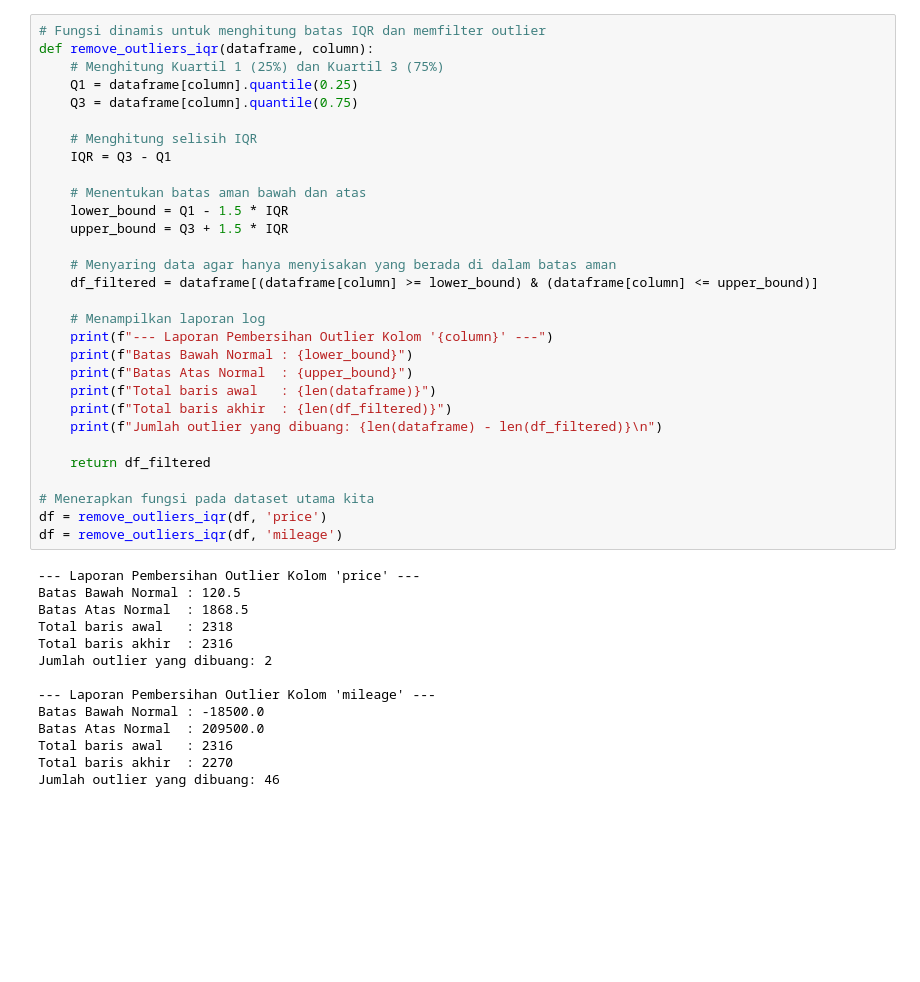
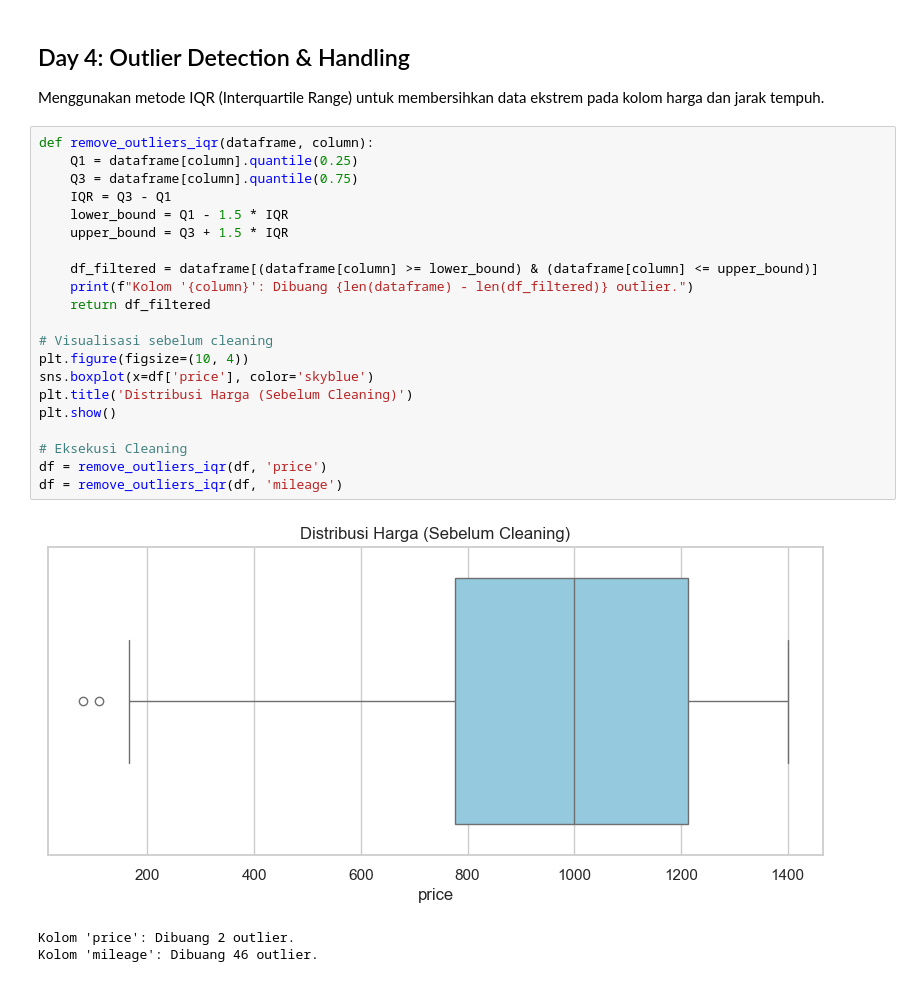
Before and after one commit to zippynx/ml-journey, a Jupyter notebook: 01-Data-Preprocessing/eksplorasi_mobil.ipynb, the cells around one changed output. Saved outputs shown, nothing was run; the diff lists cells and outputs as text; blank space fills up the shorter version.

Commit message:
refactor(01): organize notebook structure with markdown headers and clean code

```diff
--- a/01-Data-Preprocessing/eksplorasi_mobil.ipynb
+++ b/01-Data-Preprocessing/eksplorasi_mobil.ipynb
@@ -136,44 +74,28 @@ plt.show()
+# %% [markdown]
+## Day 4: Outlier Detection & Handling
+Menggunakan metode IQR (Interquartile Range) untuk membersihkan data ekstrem pada kolom harga dan jarak tempuh.
 # %%
-# Fungsi dinamis untuk menghitung batas IQR dan memfilter outlier
 def remove_outliers_iqr(dataframe, column):
-    # Menghitung Kuartil 1 (25%) dan Kuartil 3 (75%)
     Q1 = dataframe[column].quantile(0.25)
     Q3 = dataframe[column].quantile(0.75)
-
-    # Menghitung selisih IQR
     IQR = Q3 - Q1
-
-    # Menentukan batas aman bawah dan atas
     lower_bound = Q1 - 1.5 * IQR
     upper_bound = Q3 + 1.5 * IQR
 
-    # Menyaring data agar hanya menyisakan yang berada di dalam batas aman
     df_filtered = dataframe[(dataframe[column] >= lower_bound) & (dataframe[column] <= upper_bound)]
-
-    # Menampilkan laporan log
-    print(f"--- Laporan Pembersihan Outlier Kolom '{column}' ---")
-    print(f"Batas Bawah Normal : {lower_bound}")
-    print(f"Batas Atas Normal  : {upper_bound}")
-    print(f"Total baris awal   : {len(dataframe)}")
-    print(f"Total baris akhir  : {len(df_filtered)}")
-    print(f"Jumlah outlier yang dibuang: {len(dataframe) - len(df_filtered)}\n")
-
+    print(f"Kolom '{column}': Dibuang {len(dataframe) - len(df_filtered)} outlier.")
     return df_filtered
 
-# Menerapkan fungsi pada dataset utama kita
+# Visualisasi sebelum cleaning
+plt.figure(figsize=(10, 4))
+sns.boxplot(x=df['price'], color='skyblue')
+plt.title('Distribusi Harga (Sebelum Cleaning)')
+plt.show()
+
+# Eksekusi Cleaning
 df = remove_outliers_iqr(df, 'price')
 df = remove_outliers_iqr(df, 'mileage')
 # %% [output]
+[figure, added]
---- Laporan Pembersihan Outlier Kolom 'price' ---
-Batas Bawah Normal : 120.5
-Batas Atas Normal  : 1868.5
-Total baris awal   : 2318
-Total baris akhir  : 2316
-Jumlah outlier yang dibuang: 2
-
---- Laporan Pembersihan Outlier Kolom 'mileage' ---
-Batas Bawah Normal : -18500.0
-Batas Atas Normal  : 209500.0
-Total baris awal   : 2316
-Total baris akhir  : 2270
-Jumlah outlier yang dibuang: 46
+Kolom 'price': Dibuang 2 outlier.
+Kolom 'mileage': Dibuang 46 outlier.
```
Also changed, not shown: parts of 18 cells of this notebook.
